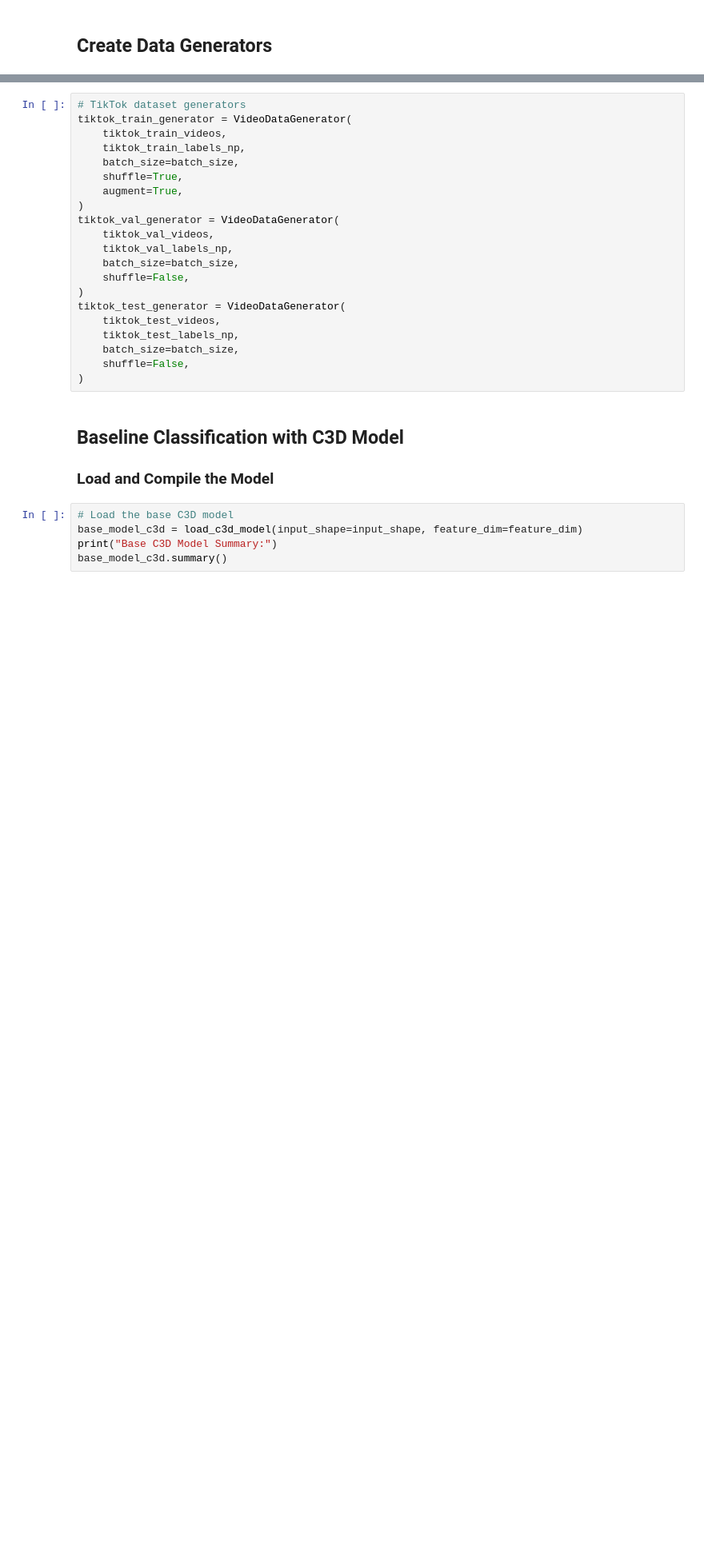
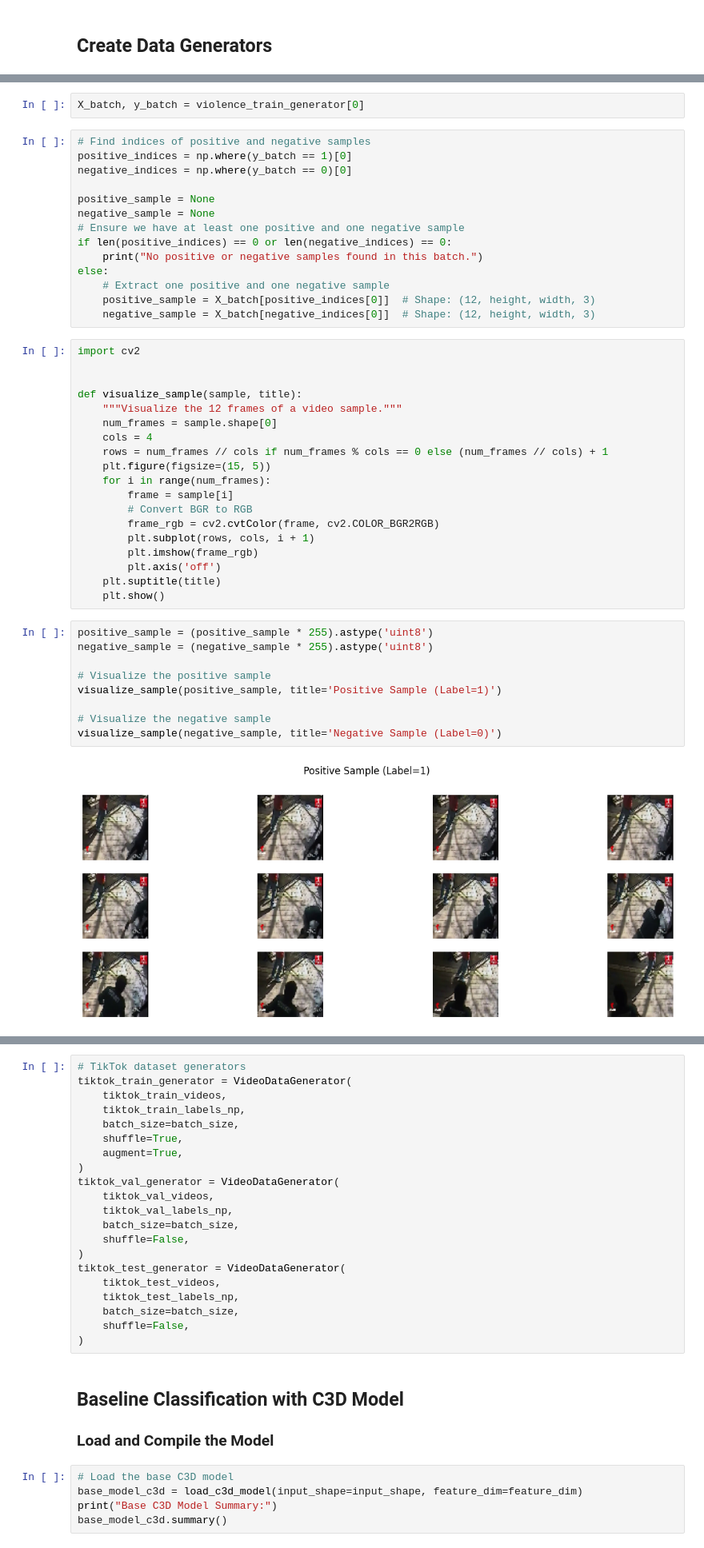
Before and after one commit to kmock930/Autism-Diagnosis-Transfer-Learning, a Jupyter notebook: main.ipynb, the cells around one changed output, grey strips where cells are left out. Shown at 80% size. Cells and saved outputs as stored; diff of their text form; blank space fills up the shorter version.

```diff
--- a/main.ipynb
+++ b/main.ipynb
@@ -124,0 +138,46 @@ tiktok_test_labels_np = prepare_labels(tiktok_test_labels)
+# %%
+X_batch, y_batch = violence_train_generator[0]
+# %%
+# Find indices of positive and negative samples
+positive_indices = np.where(y_batch == 1)[0]
+negative_indices = np.where(y_batch == 0)[0]
+
+positive_sample = None
+negative_sample = None
+# Ensure we have at least one positive and one negative sample
+if len(positive_indices) == 0 or len(negative_indices) == 0:
+    print("No positive or negative samples found in this batch.")
+else:
+    # Extract one positive and one negative sample
+    positive_sample = X_batch[positive_indices[0]]  # Shape: (12, height, width, 3)
+    negative_sample = X_batch[negative_indices[0]]  # Shape: (12, height, width, 3)
+# %%
+import cv2
+
+
+def visualize_sample(sample, title):
+    """Visualize the 12 frames of a video sample."""
+    num_frames = sample.shape[0]
+    cols = 4
+    rows = num_frames // cols if num_frames % cols == 0 else (num_frames // cols) + 1
+    plt.figure(figsize=(15, 5))
+    for i in range(num_frames):
+        frame = sample[i]
+        # Convert BGR to RGB
+        frame_rgb = cv2.cvtColor(frame, cv2.COLOR_BGR2RGB)
+        plt.subplot(rows, cols, i + 1)
+        plt.imshow(frame_rgb)
+        plt.axis('off')
+    plt.suptitle(title)
+    plt.show()
+# %%
+positive_sample = (positive_sample * 255).astype('uint8')
+negative_sample = (negative_sample * 255).astype('uint8')
+
+# Visualize the positive sample
+visualize_sample(positive_sample, title='Positive Sample (Label=1)')
+
+# Visualize the negative sample
+visualize_sample(negative_sample, title='Negative Sample (Label=0)')
+# %% [output]
+[figure, added]
```
Also changed, not shown: parts of 17 cells of this notebook, 10 other files.
